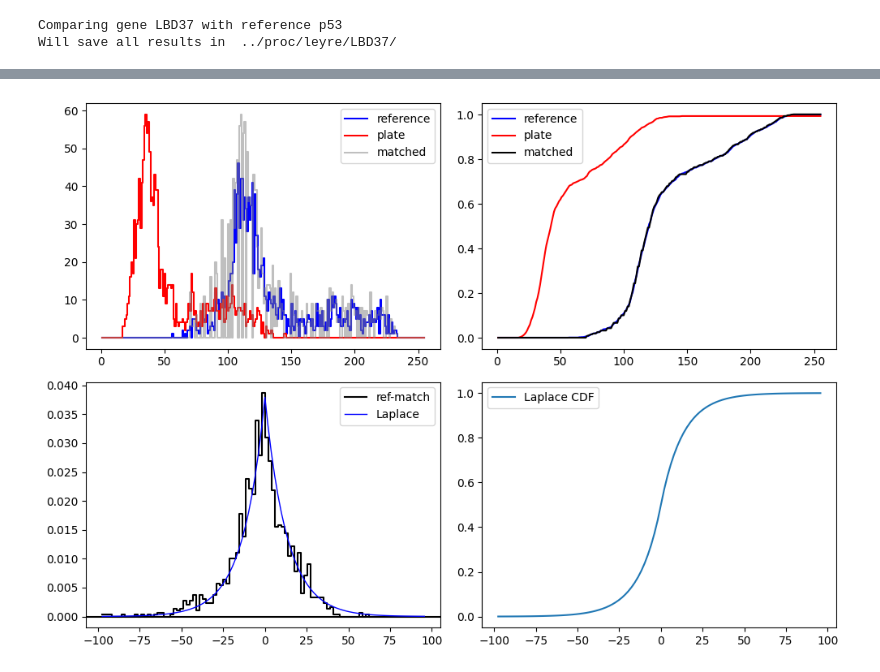
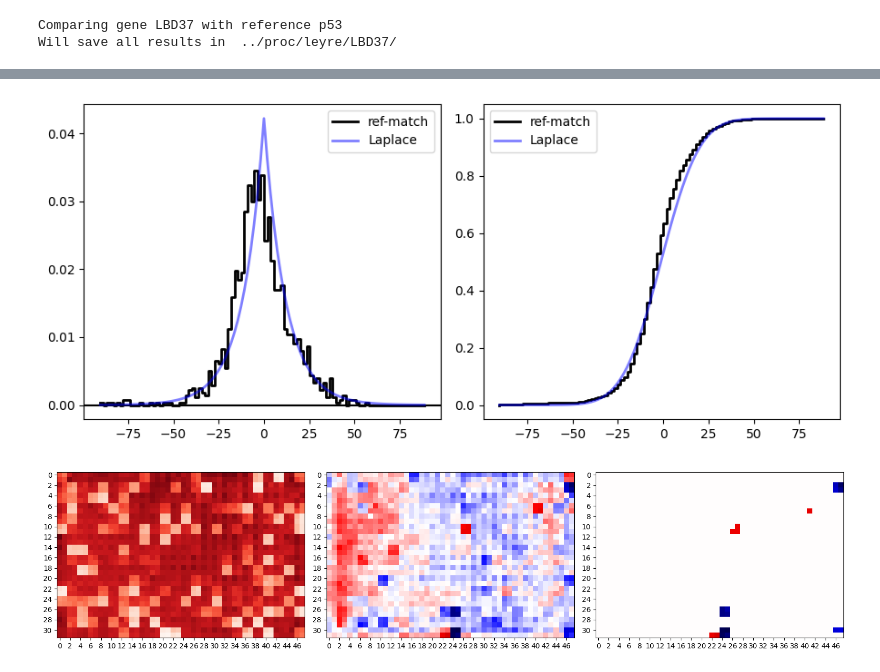
Before and after one commit to ejamezquita/yeast2hybrid, a Jupyter notebook: jupyter/03_compare_color_matrices.ipynb, the cells around one changed output, grey strips where cells are left out. Saved outputs shown, nothing was run; the diff lists cells and outputs as text; code cells hidden in the pictures.

```diff
--- a/jupyter/03_compare_color_matrices.ipynb
+++ b/jupyter/03_compare_color_matrices.ipynb
@@ -68,4 +102,0 @@ fig.tight_layout()
-# %%
-diff = reference - matched
-dhist, b = np.histogram(diff[pnonzeros], bins=np.linspace(-vlim-1, vlim+1, 101), density=True)
-xvals = b[:-1]
@@ -96,4 +103,13 @@ logistic = np.exp((mu-b[:-1])/sigma)/(sigma*(1+np.exp((mu-b[:-1])/sigma))**2)
 # %%
-rhist, bins = np.histogram(reference, bins=range(1,257))
-phist, _ = np.histogram(plate, bins=bins)
-mhist, _ = np.histogram(matched, bins=bins)
+means = np.zeros((nrows//2, ncols//2))
+for i in range(0,nrows,2):
+    for j in range(0, ncols, 2):
+        means[i//2,j//2] = np.mean(diff[i:i+2, j:j+2])
+
+fig, ax = plt.subplots(1,2, figsize=(10,4), sharex=False, sharey=False)
+ax = np.atleast_1d(ax).ravel(); i = 0
+
+ax[0].imshow(diff, cmap='seismic', vmin=-vlim, vmax=vlim)
+ax[1].imshow(means, cmap='seismic', vmin=-vlim, vmax=vlim)
+
+fig.tight_layout()
@@ -105,31 +154,52 @@ mcumsum = np.cumsum(mhist)/imgsize
 # %%
-fig, ax = plt.subplots(2,2, figsize=(10,7), sharex=False, sharey=False)
+fig, ax = plt.subplots(1,2, figsize=(9,4), sharex=False, sharey=False)
 ax = np.atleast_1d(ax).ravel(); i = 0
 
-ax[i].plot(bins[:-1], rhist, c='blue', ds='steps', label='reference')
-ax[i].plot(bins[:-1], phist, c='red', ds='steps', label='plate')
-ax[i].plot(bins[:-1], mhist, c='gray', ds='steps', alpha=0.5, label='matched')
+ax[i].axhline(0, c='k')
+ax[i].plot(xvals, dhist, c='k', lw=2, ds='steps', label='ref-match', zorder=1)
+#ax[i].plot(xvals, mhist, c='green', lw=2, ds='steps', label='means', alpha=0.5, zorder = 2)
+#ax[i].plot(xvals, normal, c='red', lw=2, label='Normal', alpha=0.5 , zorder = 3)
+ax[i].plot(xvals, laplace, c='blue', lw=2, label='Laplace', alpha=0.5, zorder = 4 )
 
 i+=1
-ax[i].plot(bins[:-1], rcumsum, c='blue', label='reference')
-ax[i].plot(bins[:-1], pcumsum, c='red', label='plate')
-ax[i].plot(bins[:-1], mcumsum, c='k', label='matched')
-
-i+=1
-ax[i].axhline(0, c='k')
-#ax[i].scatter(xvals, diff.ravel(), alpha=0.3, c='gray', label='ref-match')
-#ax[i].set_ylim((-vlim-5, vlim+5))
-ax[i].plot(xvals, dhist, c='k', ds='steps', label='ref-match')
-#ax[i].plot(b[:-1], normal, c='red' )
-ax[i].plot(xvals, laplace, c='blue', lw=1, label='Laplace' )
-#ax[i].plot(b[:-1], logistic, c='green' )
-
-i+=1
-ax[i].plot(xvals, lcdf, label='Laplace CDF')
+ax[i].plot(xvals, dcdf, c='k', label='ref-match', ds='steps', lw=2, alpha=1, zorder=1)
+#ax[i].plot(xvals, dcdf, c='green', label='means', ds='steps', lw=2, alpha=1, zorder=2)
+#ax[i].plot(xvals, lcdf, c='r', label='Normal', ds='steps', lw=2, alpha=0.5, zorder=3)
+ax[i].plot(xvals, ncdf, c='b', label='Laplace', lw=2, alpha=0.5, zorder=4)
 
 for i in range(len(ax)):
     ax[i].legend();
 
 fig.tight_layout()
 # %% [output]
-[figure, old version]
+[figure, new version]
+# %%
+# FIND OUTLIERS BY SOME CRITERIA
+
+# 1. Assume differences follow a Laplace distrubution. Outliers will be those outside the 1-alpha interval
+
+#alpha = 0.01
+#threshold = np.abs(b * np.log(2*alpha))
+#tmask = np.abs(diff) > threshold
+
+# 2. Outliers are those 3 stds away from the mean
+threshold = 3*np.std(diff)
+tmask = np.abs(diff) > threshold
+
+# 3. Outliers will be those outside far away from the IQR, like when making boxplots
+#q1,q3 = np.quantile(diff, [0.2,0.8]); iqr = q1 - q3
+#tmask = (diff < q1 - 1.5*iqr) | (diff > q3 + 1.5*iqr)
+
+fig, ax = plt.subplots(1,3, figsize=(16,5), sharex=False, sharey=False)
+ax = np.atleast_1d(ax).ravel(); i = 0
+
+ax[0].imshow(reference, cmap='Reds_r')
+ax[1].imshow(diff, cmap='seismic', vmin=-vlim, vmax=vlim)
+ax[2].imshow(diff*tmask, cmap='seismic', vmin=-vlim, vmax=vlim)
+
+for i in range(len(ax)):
+    ax[i].set_xticks(range(0,ncols,2), range(0,ncols,2))
+    ax[i].set_yticks(range(0,nrows,2), range(0,nrows,2));
+fig.tight_layout()
+# %% [output]
+[figure, added]
```
Also changed, not shown: parts of 19 cells of this notebook, 7 other files.
